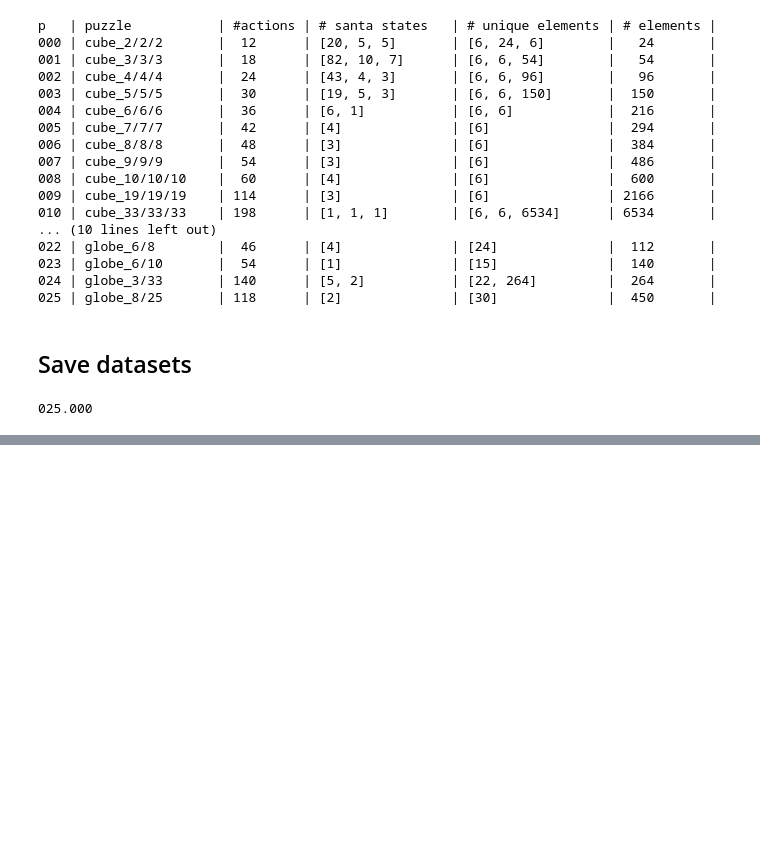
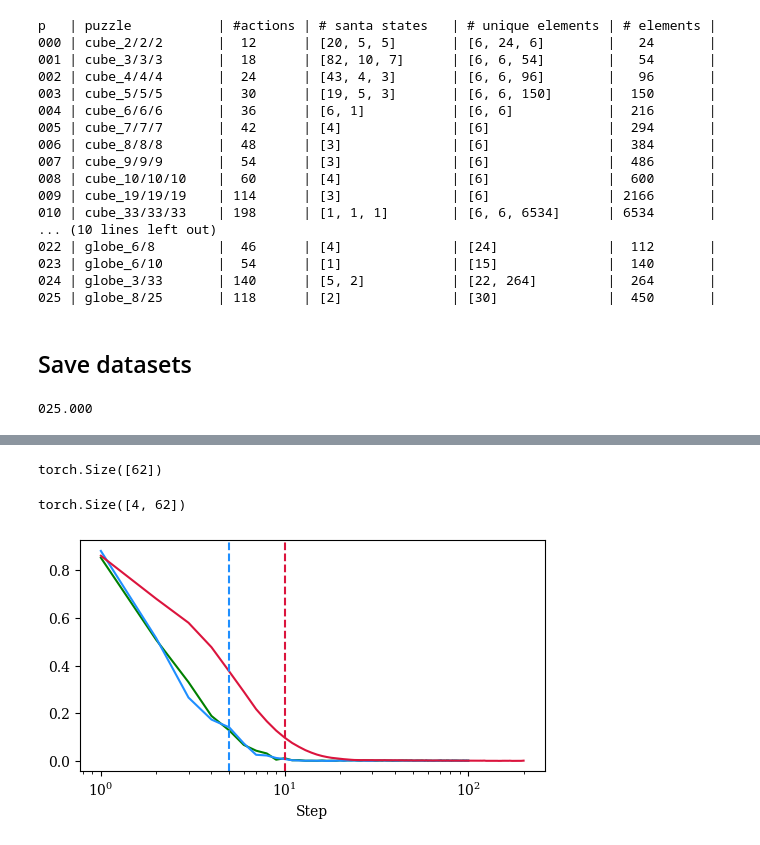
Before and after one commit to khoruzhii/cayleypy-cube, a Jupyter notebook: notebooks/read-santa.ipynb, the cells around one changed output, grey strips where cells are left out. Saved outputs shown, nothing was run; the diff lists cells and outputs as text; code cells hidden in the pictures; blank space fills up the shorter version.

```diff
--- a/notebooks/read-santa.ipynb
+++ b/notebooks/read-santa.ipynb
@@ -149,0 +152,5 @@ for j in range(puzzle_info.shape[0]):
+# %%
+red  = (0.86, 0.08, 0.24)
+blue = (0.12, 0.56, 1.0)
+dblue = (0.10, 0.10, 0.44)
+purple = (0.49, 0.32, 0.62)
@@ -149,0 +169,8 @@ for j in range(puzzle_info.shape[0]):
+# %%
+V0.shape
+# %% [output]
+torch.Size([62])
+# %%
+all_moves.shape
+# %% [output]
+torch.Size([4, 62])
@@ -149,0 +199,13 @@ for j in range(puzzle_info.shape[0]):
+# %%
+fig, ax = plt.subplots(1, 1, figsize=(6,3))
+ax.plot(np.arange(100) + 1, y3, color='g')
+ax.plot(np.arange(100) + 1, y5, color=blue)
+ax.plot(np.arange(200) + 1, y10, color=red)
+ax.set_xscale('log')
+# ax.set_yscale('log')
+ax.set_xlabel("Step")
+ax.axvline(x=5, color=blue, linestyle='--')
+ax.axvline(x=10, color=red, linestyle='--')
+plt.show()
+# %% [output]
+[figure, added]
```
Also changed, not shown: parts of 10 cells of this notebook, 26 other files.
